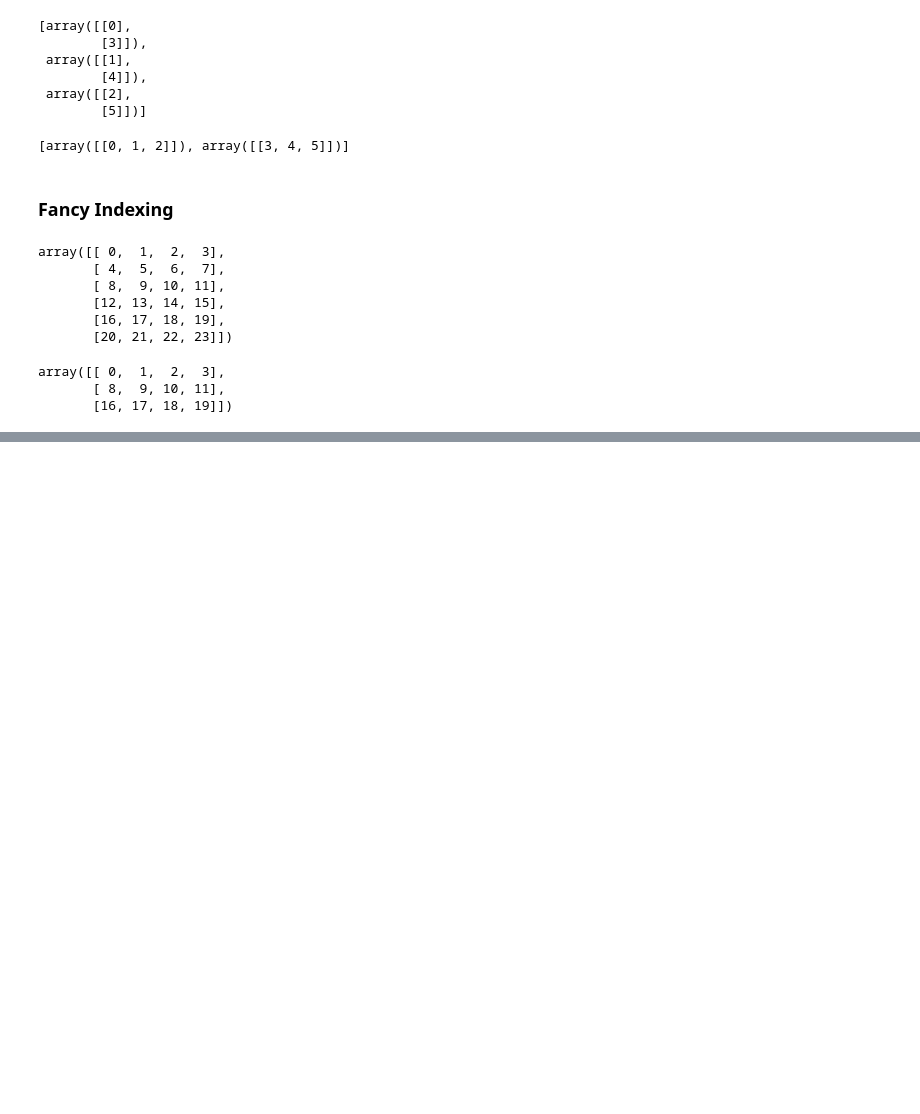
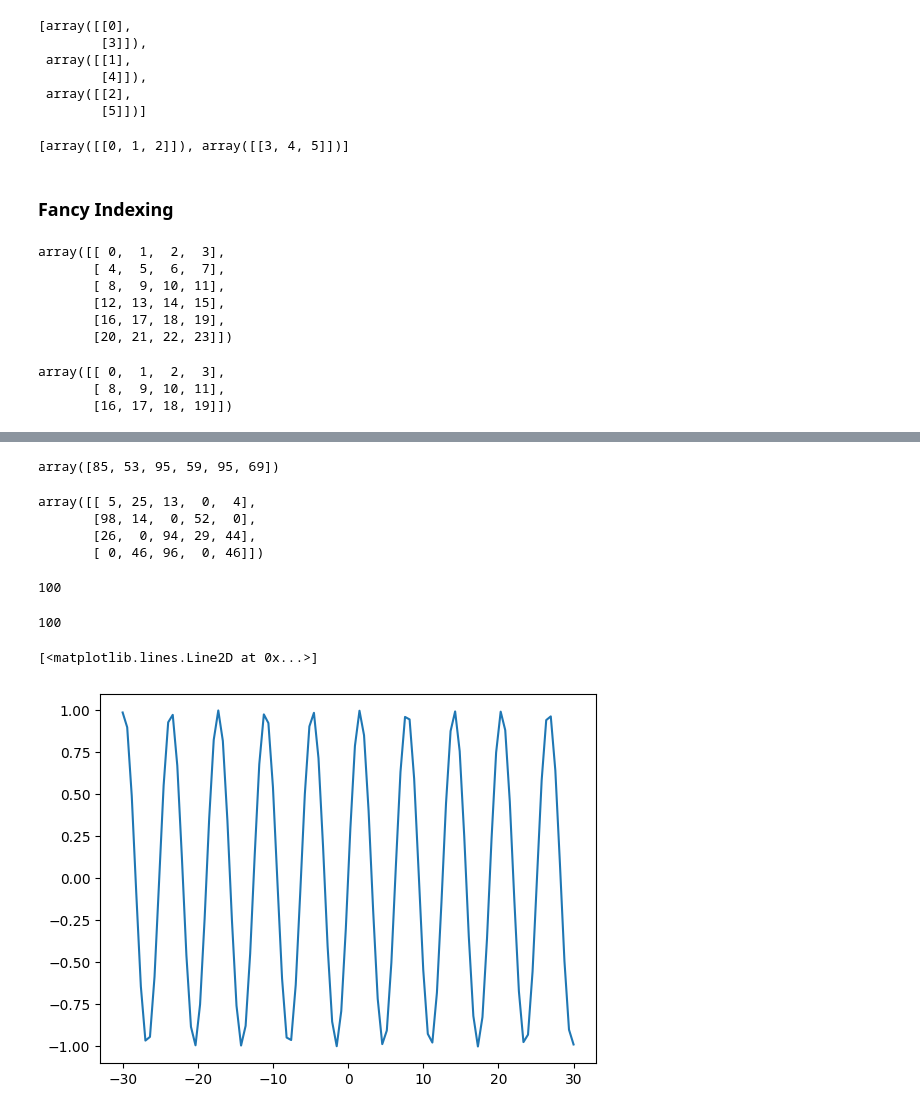
Before and after one commit to SajidMajeed92/Adv.Programming2024, a Jupyter notebook: Numpy/numpybasic.ipynb, the cells around one changed output, grey strips where cells are left out. Saved outputs shown, nothing was run; the diff lists cells and outputs as text; code cells hidden in the pictures; blank space fills up the shorter version.

```diff
--- a/Numpy/numpybasic.ipynb
+++ b/Numpy/numpybasic.ipynb
@@ -477,0 +503,23 @@ array([[ 0,  1,  2,  3],
+# %%
+# Collect odd and num > 50
+new_arr[(new_arr>50)&(new_arr%2!=0)]
+# %% [output]
+array([85, 53, 95, 59, 95, 69])
+# %%
+new_arr[(new_arr>50)&(new_arr%2!=0)]=0
+new_arr
+# %% [output]
+array([[ 5, 25, 13,  0,  4],
+       [98, 14,  0, 52,  0],
+       [26,  0, 94, 29, 44],
+       [ 0, 46, 96,  0, 46]])
+# %%
+x=np.linspace(-30,30,100)
+x.size
+# %% [output]
+100
+# %%
+y=np.sin(x)
+y.size
+# %% [output]
+100
@@ -477,0 +529,5 @@ array([[ 0,  1,  2,  3],
+# %%
+plt.plot(x,y)
+# %% [output]
+[<matplotlib.lines.Line2D at 0x...>]
+[figure, added]
```
Also changed, not shown: parts of 27 cells of this notebook, 2 other files.
